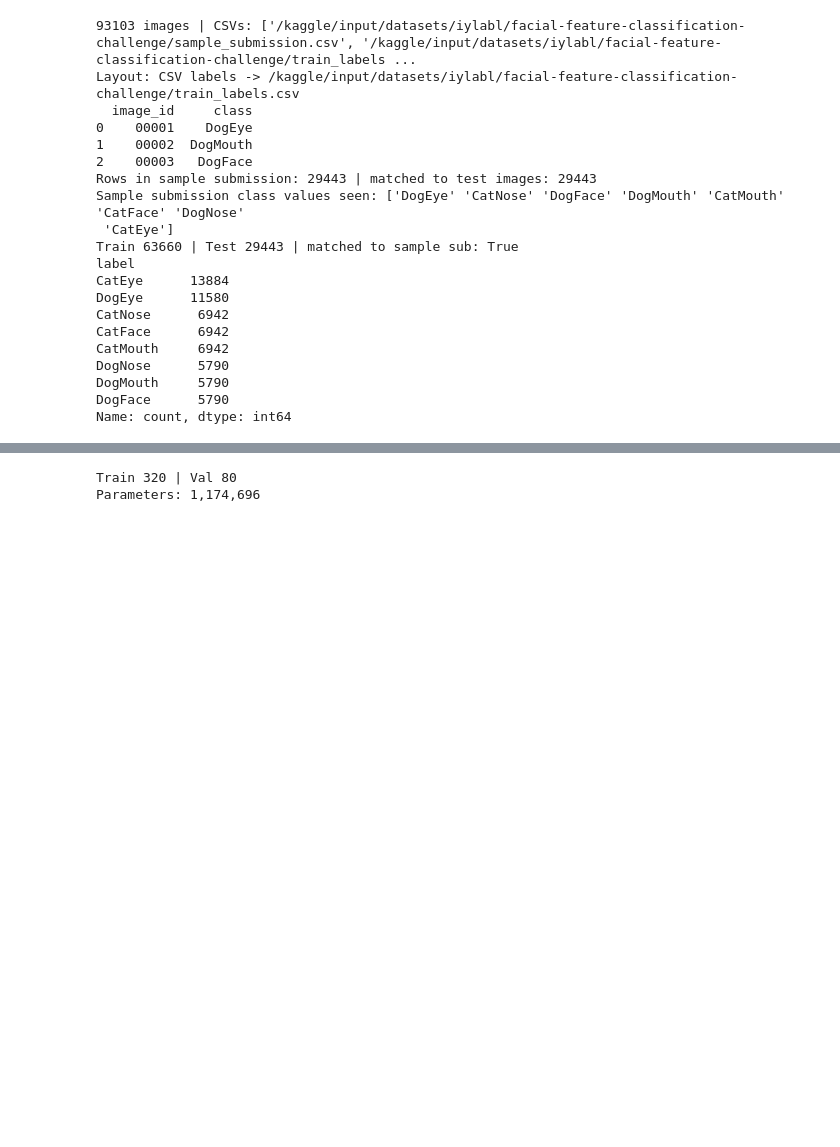
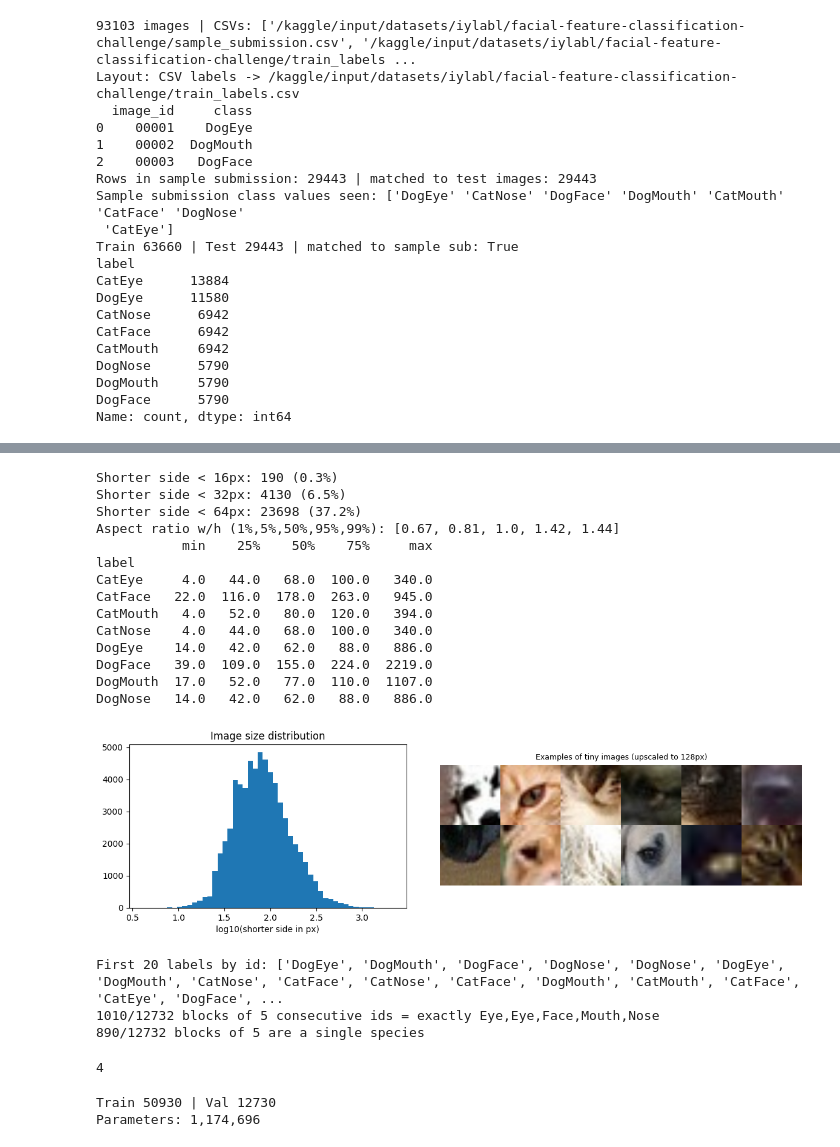
Before and after one commit to iybl/Facial-Feature-Classification-Challenge, a Jupyter notebook: Iyla_FFC.ipynb, the cells around one changed output, grey strips where cells are left out. Saved outputs shown, nothing was run; the diff lists cells and outputs as text; code cells hidden in the pictures; blank space fills up the shorter version.

Commit message:
Kaggle Notebook | Iyla's Notepad | Version 5; first submission

```diff
--- a/Iyla_FFC.ipynb
+++ b/Iyla_FFC.ipynb
@@ -159,4 +168,60 @@ Exact-duplicate images: 0 | duplicate groups with conflicting labels: 0
 [figure]
+# %%
+sz = train_df[['w', 'h', 'label']].copy()
+sz['min_side'] = sz[['w', 'h']].min(axis=1)
+sz['aspect'] = sz['w'] / sz['h'].clip(lower=1)
+for t in (16, 32, 64):
+    print(f'Shorter side < {t}px: {(sz.min_side < t).sum()} ({(sz.min_side < t).mean():.1%})')
+print('Aspect ratio w/h (1%,5%,50%,95%,99%):', sz['aspect'].quantile([.01, .05, .5, .95, .99]).round(2).tolist())
+print(sz.groupby('label')['min_side'].describe()[['min', '25%', '50%', '75%', 'max']].round(0))
+
+fig, ax = plt.subplots(1, 2, figsize=(13, 3.5))
+ax[0].hist(np.log10(sz.min_side.clip(lower=1)), bins=50); ax[0].set_xlabel('log10(shorter side in px)'); ax[0].set_title('Image size distribution')
+tiny = train_df.index[sz.min_side < 32][:12]
+ax[1].axis('off')
+inset = fig.add_axes([0.52, 0.05, 0.46, 0.9]); inset.axis('off')
+inset.imshow(np.concatenate([np.concatenate([X_all[i] for i in tiny[r*6:(r+1)*6]], axis=1)
+                             for r in range(2) if len(tiny[r*6:(r+1)*6]) == 6], axis=0))
+inset.set_title('Examples of tiny images (upscaled to 128px)', fontsize=9)
+plt.savefig(OUT_DIR / 'size_analysis.png', dpi=130, bbox_inches='tight'); plt.show()
+# %% [output]
+Shorter side < 16px: 190 (0.3%)
+Shorter side < 32px: 4130 (6.5%)
+Shorter side < 64px: 23698 (37.2%)
+Aspect ratio w/h (1%,5%,50%,95%,99%): [0.67, 0.81, 1.0, 1.42, 1.44]
+           min    25%    50%    75%     max
+label
+CatEye     4.0   44.0   68.0  100.0   340.0
+CatFace   22.0  116.0  178.0  263.0   945.0
+CatMouth   4.0   52.0   80.0  120.0   394.0
+CatNose    4.0   44.0   68.0  100.0   340.0
+DogEye    14.0   42.0   62.0   88.0   886.0
+DogFace   39.0  109.0  155.0  224.0  2219.0
+DogMouth  17.0   52.0   77.0  110.0  1107.0
+DogNose   14.0   42.0   62.0   88.0   886.0
+[figure, added]
+# %%
+lab = pd.read_csv(label_csv, dtype=str)
+lab['num'] = lab.iloc[:, 0].astype(int)
+lab = lab.sort_values('num')
+cls = lab.iloc[:, 1].map(lambda s: CANON[norm(s)]).tolist()
+print('First 20 labels by id:', cls[:20])
+
+part = lambda c: c[3:]          # Eye, Face, Mouth, Nose
+species = lambda c: c[:3]       # Cat / Dog
+blocks = [cls[i:i + 5] for i in range(0, len(cls) - 4, 5)]
+ok_parts = sum(sorted(map(part, b)) == ['Eye', 'Eye', 'Face', 'Mouth', 'Nose'] for b in blocks)
+ok_species = sum(len({species(c) for c in b}) == 1 for b in blocks)
+print(f'{ok_parts}/{len(blocks)} blocks of 5 consecutive ids = exactly Eye,Eye,Face,Mouth,Nose')
+print(f'{ok_species}/{len(blocks)} blocks of 5 are a single species')
+# %% [output]
+First 20 labels by id: ['DogEye', 'DogMouth', 'DogFace', 'DogNose', 'DogNose', 'DogEye', 'DogMouth', 'CatNose', 'CatFace', 'CatNose', 'CatFace', 'DogMouth', 'CatMouth', 'CatFace', 'CatEye', 'DogFace', ...
+1010/12732 blocks of 5 consecutive ids = exactly Eye,Eye,Face,Mouth,Nose
+890/12732 blocks of 5 are a single species
+# %%
+print(os.cpu_count())
+# %% [output]
+4
 # %%
 sgkf = StratifiedGroupKFold(n_splits=5, shuffle=True, random_state=SEED)
 tr_idx, va_idx = next(sgkf.split(X_all, y_all, groups=train_df['md5']))  # duplicates never straddle the split
@@ -176,7 +241,7 @@ class DS(Dataset):
         img = self.tf(Image.fromarray(self.X[i]))
         return (img, int(self.y[i])) if self.y is not None else img
 
-nw = 2
+nw = 4
 train_dl = DataLoader(DS(X_all[tr_idx], y_all[tr_idx], train_tf), BATCH_SIZE, shuffle=True, num_workers=nw)
 val_dl   = DataLoader(DS(X_all[va_idx], y_all[va_idx], eval_tf), BATCH_SIZE, num_workers=nw)
 
@@ -201,5 +266,5 @@ criterion = nn.CrossEntropyLoss(label_smoothing=0.1)
 optimizer = torch.optim.AdamW(model.parameters(), lr=LR, weight_decay=WEIGHT_DECAY)
 scheduler = torch.optim.lr_scheduler.OneCycleLR(optimizer, max_lr=LR, epochs=EPOCHS, steps_per_epoch=len(train_dl))
 # %% [output]
-Train 320 | Val 80
+Train 50930 | Val 12730
 Parameters: 1,174,696
```
Also changed, not shown: parts of 9 cells of this notebook.
